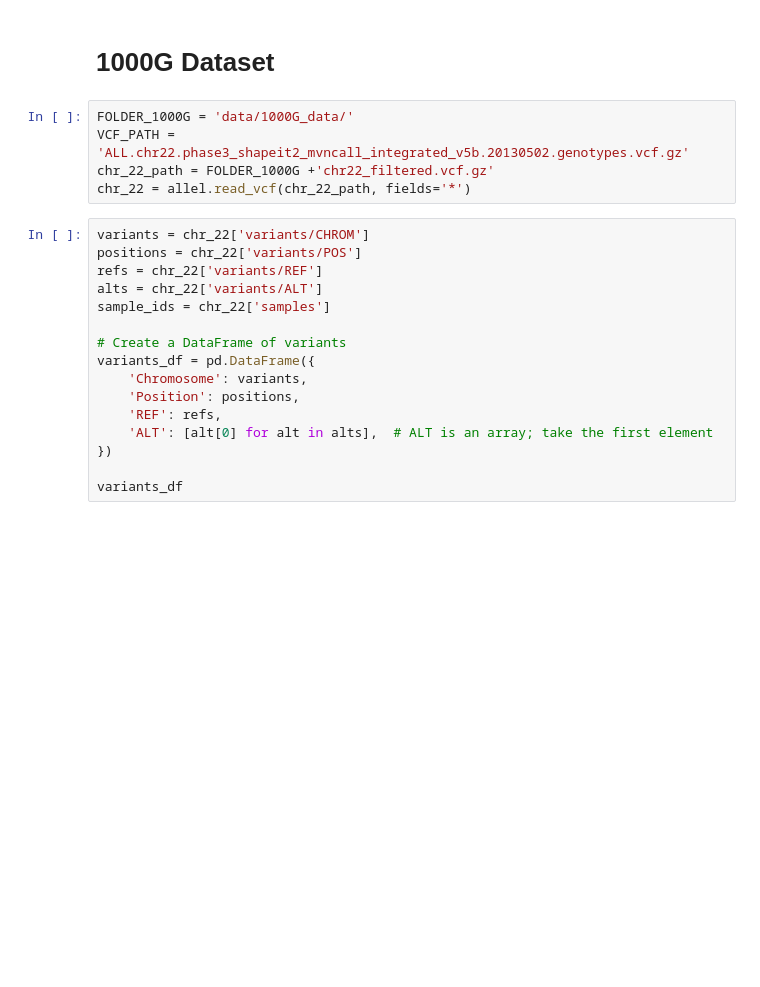
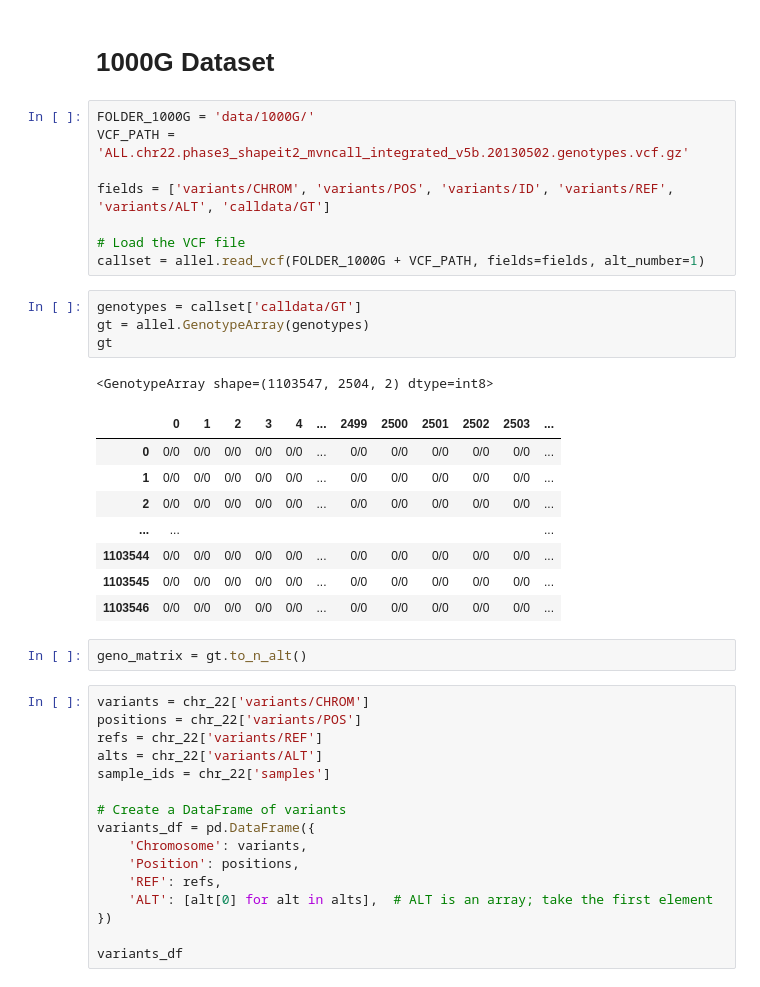
Before and after one commit to Skanx7/genetic-population-clustering, a Jupyter notebook: notebook.ipynb, the cells around one changed output. Saved outputs shown, nothing was run; the diff lists cells and outputs as text; blank space fills up the shorter version.

```diff
--- a/notebook.ipynb
+++ b/notebook.ipynb
@@ -5,11 +5,30 @@ import seaborn as sns
 import pandas as pd
 # %% [markdown]
 # 1000G Dataset
-# %%
-FOLDER_1000G = 'data/1000G_data/'
-VCF_PATH = 'ALL.chr22.phase3_shapeit2_mvncall_integrated_v5b.20130502.genotypes.vcf.gz'
-chr_22_path = FOLDER_1000G +'chr22_filtered.vcf.gz'
-chr_22 = allel.read_vcf(chr_22_path, fields='*')
+# %%
+FOLDER_1000G = 'data/1000G/'
+VCF_PATH = 'ALL.chr22.phase3_shapeit2_mvncall_integrated_v5b.20130502.genotypes.vcf.gz'
+
+fields = ['variants/CHROM', 'variants/POS', 'variants/ID', 'variants/REF', 'variants/ALT', 'calldata/GT']
+
+# Load the VCF file
+callset = allel.read_vcf(FOLDER_1000G + VCF_PATH, fields=fields, alt_number=1)
+# %%
+genotypes = callset['calldata/GT']
+gt = allel.GenotypeArray(genotypes)
+gt
+# %% [output]
+<GenotypeArray shape=(1103547, 2504, 2) dtype=int8>
+|  | 0 | 1 | 2 | 3 | 4 | ... | 2499 | 2500 | 2501 | 2502 | 2503 | ... |
+| 0 | 0/0 | 0/0 | 0/0 | 0/0 | 0/0 | ... | 0/0 | 0/0 | 0/0 | 0/0 | 0/0 | ... |
+| 1 | 0/0 | 0/0 | 0/0 | 0/0 | 0/0 | ... | 0/0 | 0/0 | 0/0 | 0/0 | 0/0 | ... |
+| 2 | 0/0 | 0/0 | 0/0 | 0/0 | 0/0 | ... | 0/0 | 0/0 | 0/0 | 0/0 | 0/0 | ... |
+| ... | ... |  |  |  |  |  |  |  |  |  |  | ... |
+| 1103544 | 0/0 | 0/0 | 0/0 | 0/0 | 0/0 | ... | 0/0 | 0/0 | 0/0 | 0/0 | 0/0 | ... |
+| 1103545 | 0/0 | 0/0 | 0/0 | 0/0 | 0/0 | ... | 0/0 | 0/0 | 0/0 | 0/0 | 0/0 | ... |
+| 1103546 | 0/0 | 0/0 | 0/0 | 0/0 | 0/0 | ... | 0/0 | 0/0 | 0/0 | 0/0 | 0/0 | ... |
+# %%
+geno_matrix = gt.to_n_alt()
 # %%
 variants = chr_22['variants/CHROM']
 positions = chr_22['variants/POS']
```
Also changed, not shown: 2 other files.
